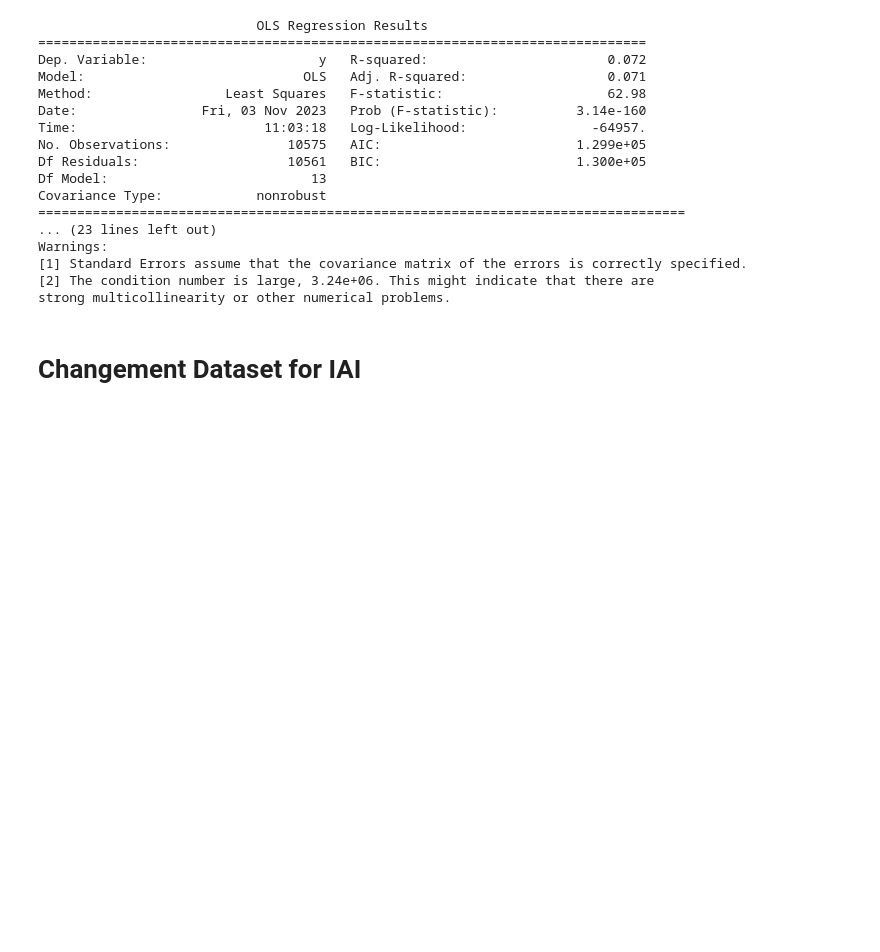
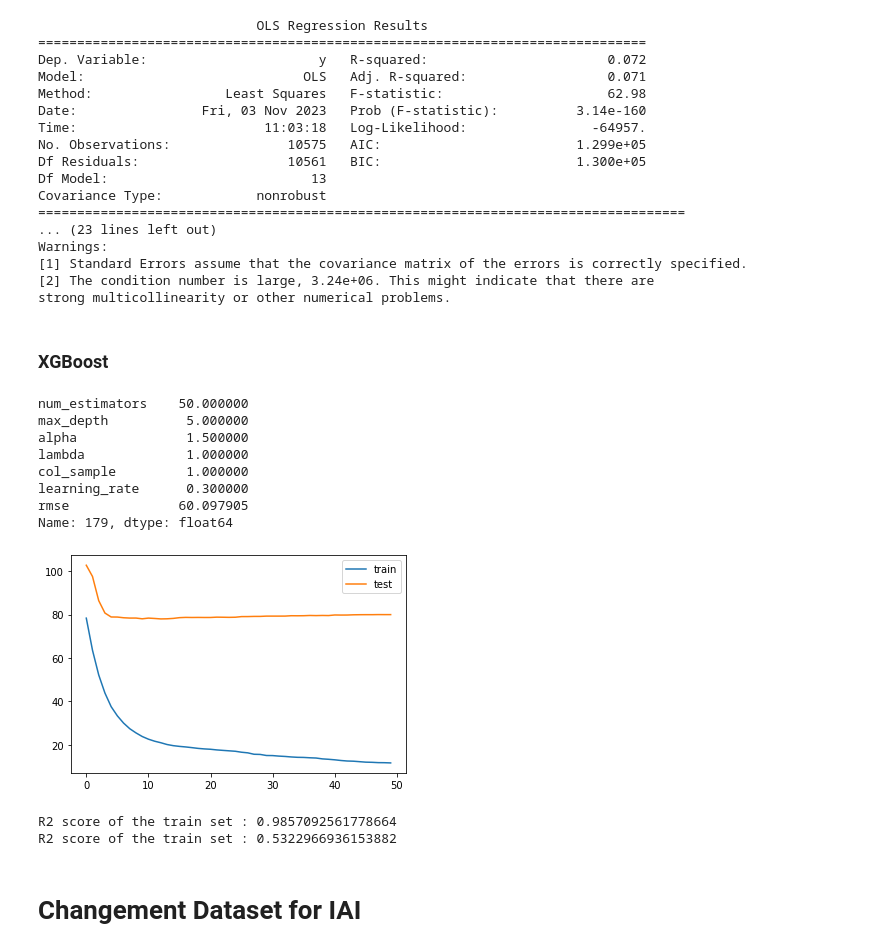
Before and after one commit to lucasleforest/analyticslab, a Jupyter notebook: prediction.ipynb, the cells around one changed output. Drawn from its saved outputs; the diff is of its cells as text; code cells hidden in the pictures; blank space fills up the shorter version.

Commit message:
commit first 16/11

```diff
--- a/prediction.ipynb
+++ b/prediction.ipynb
@@ -55,3 +56,5 @@ Warnings:
 [1] Standard Errors assume that the covariance matrix of the errors is correctly specified.
 [2] The condition number is large, 3.24e+06. This might indicate that there are
 strong multicollinearity or other numerical problems.
+# %% [markdown]
+### XGBoost
@@ -57,0 +70,11 @@ strong multicollinearity or other numerical problems.
+# %%
+first_df = df[(df.Year <= 2022)]
+y_train = np.array(first_df.Value)
+X_train = first_df.drop("Value", axis = 1)
+second_df = df[(df.Year >= 2023)]
+y_test = np.array(second_df.Value)
+X_test = second_df.drop("Value", axis = 1)
+
+cat = ["Device", "Market", "SubMarket"]
+full_pipeline = ColumnTransformer([('cat', OneHotEncoder(handle_unknown='ignore'), cat)], remainder='passthrough')
+encoder = full_pipeline.fit(X_train)
@@ -58,3 +117,35 @@ strong multicollinearity or other numerical problems.
+# %%
+score = pd.DataFrame(score, columns = ["num_estimators", "max_depth", "alpha", "lambda", "col_sample", "learning_rate", "rmse"])
+score.sort_values(by=['rmse'], ascending=False, inplace = True)
+best_params = list(score.iloc[0, :])[:-1]
+print(score.iloc[0, :])
+
+evalset = [(encoder.transform(X_train), y_train), (encoder.transform(X_test),y_test)]
+model = XGBRegressor(n_estimators = int(best_params[0]), max_depth = int(best_params[1]), reg_alpha = best_params[2], reg_lambda = best_params[3], colsample_bytree = best_params[4], eta = best_params[5])
+init_lr = eta = best_params[5]
+#callbacks = xgb.callback.LearningRateScheduler(lr_decay)
+model.fit(encoder.transform(X_train), y_train, eval_set = evalset, verbose = 0)# , callbacks=[callbacks])
+results = model.evals_result()
+pyplot.plot(results['validation_0']['rmse'], label='train')
+pyplot.plot(results['validation_1']['rmse'], label='test')
+# show the legend
+pyplot.legend()
+# show the plot
+pyplot.show()
+print(f"R2 score of the train set : {r2_score(model.predict(encoder.transform(X_train)), y_train)}")
+print(f"R2 score of the train set : {r2_score(model.predict(encoder.transform(X_test)), y_test)}")
+# %% [output]
+num_estimators    50.000000
+max_depth          5.000000
+alpha              1.500000
+lambda             1.000000
+col_sample         1.000000
+learning_rate      0.300000
+rmse              60.097905
+Name: 179, dtype: float64
+[figure, added]
+R2 score of the train set : 0.9857092561778664
+R2 score of the train set : 0.5322966936153882
 # %% [markdown]
 # Changement Dataset for IAI
 # %%
```
Also changed, not shown: parts of 4 cells of this notebook, 1 other file.
